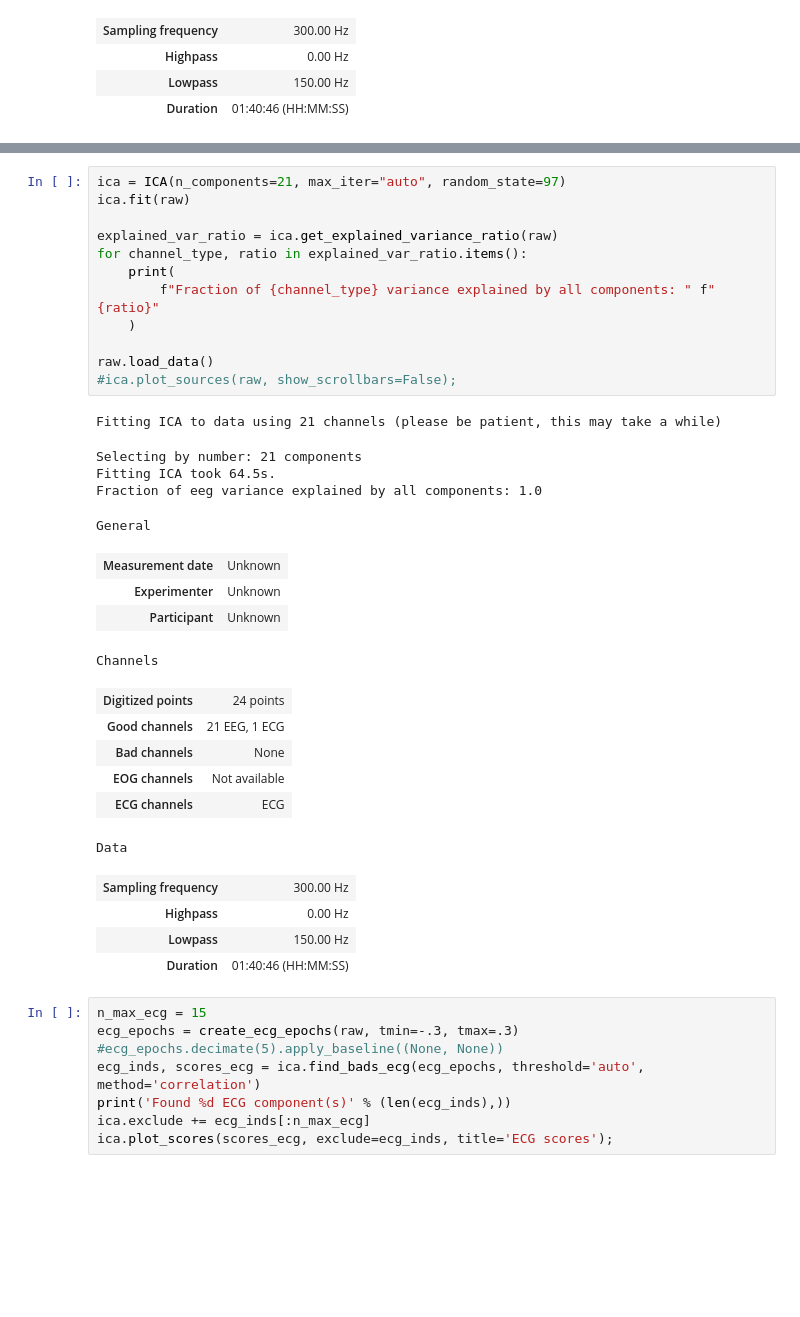
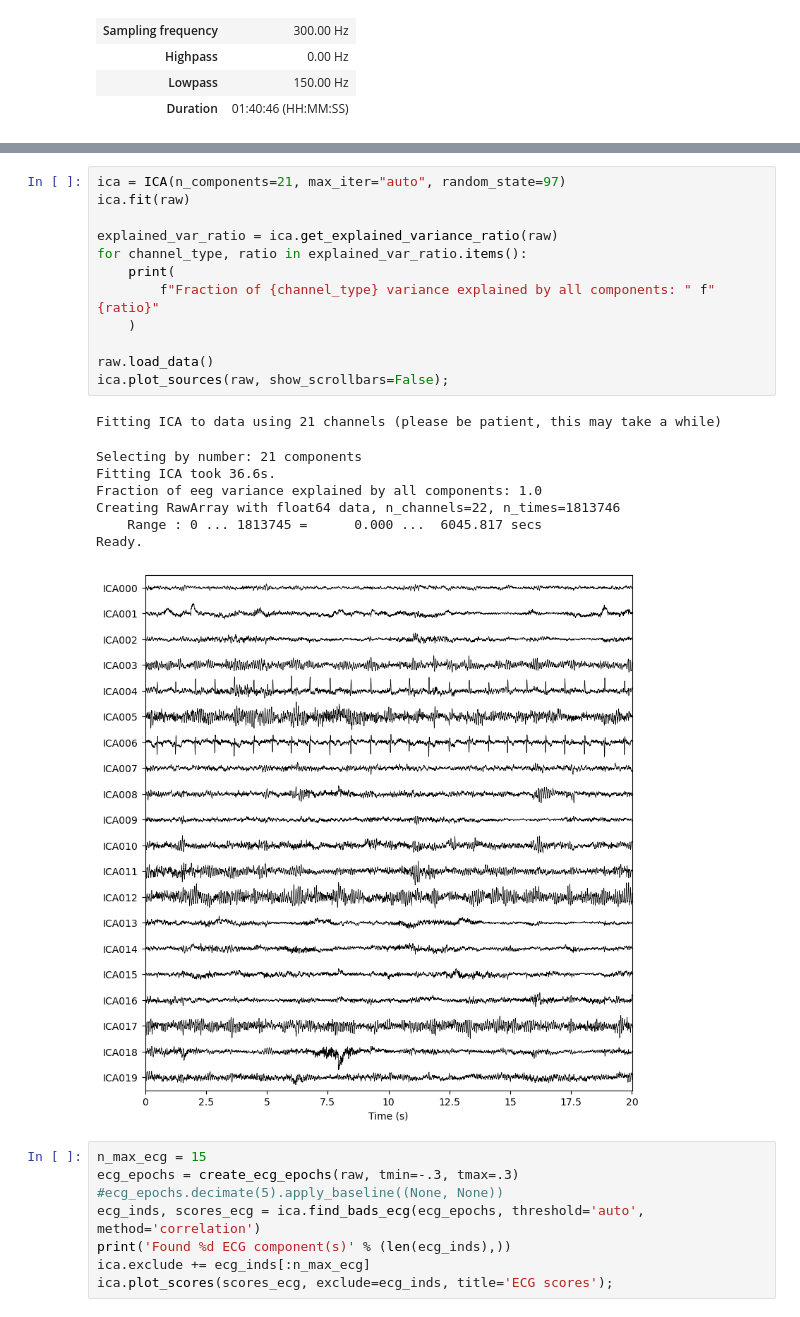
Before and after one commit to MH-Farhadi/Interictal_PNES_IGE_10s, a Jupyter notebook: preprocessing/SP.ipynb, the cells around one changed output, grey strips where cells are left out. Drawn from its saved outputs; the diff is of its cells as text; blank space fills up the shorter version.

```diff
--- a/preprocessing/SP.ipynb
+++ b/preprocessing/SP.ipynb
@@ -73,35 +73,24 @@ Using matplotlib as 2D backend.
 # %%
 ica = ICA(n_components=21, max_iter="auto", random_state=97)
 ica.fit(raw)
 
 explained_var_ratio = ica.get_explained_variance_ratio(raw)
 for channel_type, ratio in explained_var_ratio.items():
     print(
         f"Fraction of {channel_type} variance explained by all components: " f"{ratio}"
     )
 
 raw.load_data()
-#ica.plot_sources(raw, show_scrollbars=False);
+ica.plot_sources(raw, show_scrollbars=False);
 # %% [output]
 Fitting ICA to data using 21 channels (please be patient, this may take a while)
 Selecting by number: 21 components
-Fitting ICA took 64.5s.
+Fitting ICA took 36.6s.
 Fraction of eeg variance explained by all components: 1.0
+Creating RawArray with float64 data, n_channels=22, n_times=1813746
+    Range : 0 ... 1813745 =      0.000 ...  6045.817 secs
+Ready.
-General
-| Measurement date | Unknown |
-| Experimenter | Unknown |
-| Participant | Unknown |
-Channels
-| Digitized points | 24 points |
-| Good channels | 21 EEG, 1 ECG |
-| Bad channels | None |
-| EOG channels | Not available |
-| ECG channels | ECG |
-Data
-| Sampling frequency | 300.00 Hz |
-| Highpass | 0.00 Hz |
-| Lowpass | 150.00 Hz |
-| Duration | 01:40:46 (HH:MM:SS) |
+[figure, added]
 # %%
 n_max_ecg = 15
 ecg_epochs = create_ecg_epochs(raw, tmin=-.3, tmax=.3)
```
Also changed, not shown: parts of 11 cells of this notebook.
